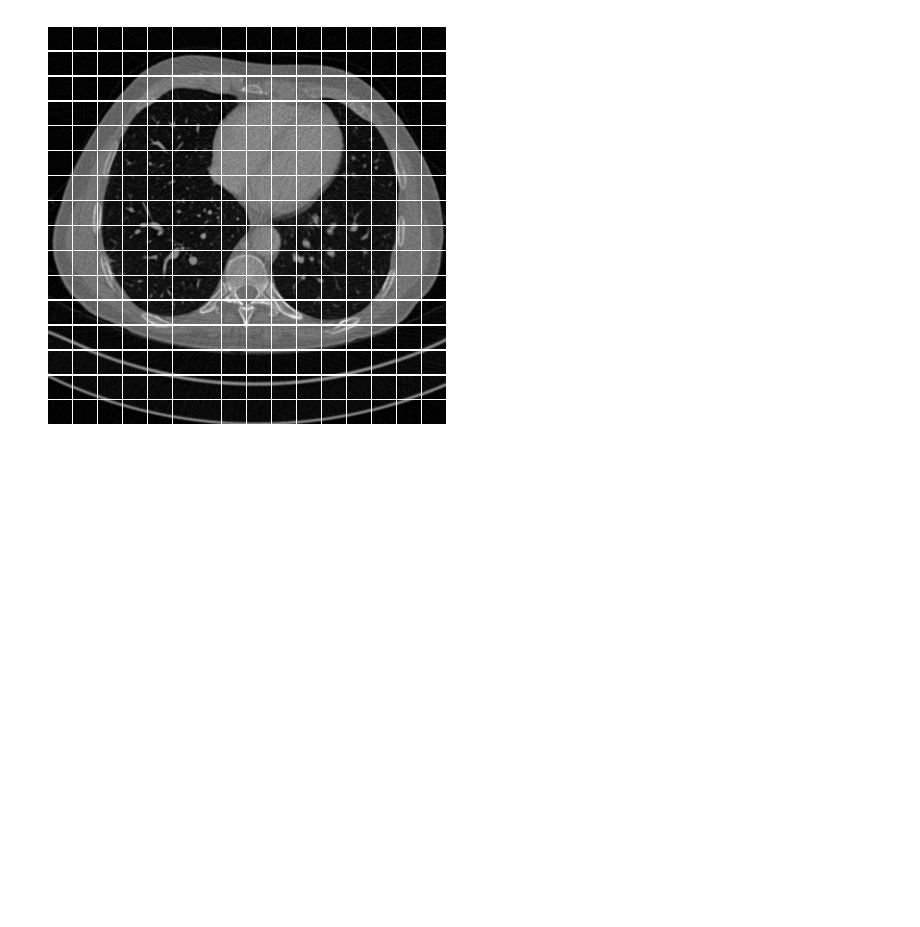
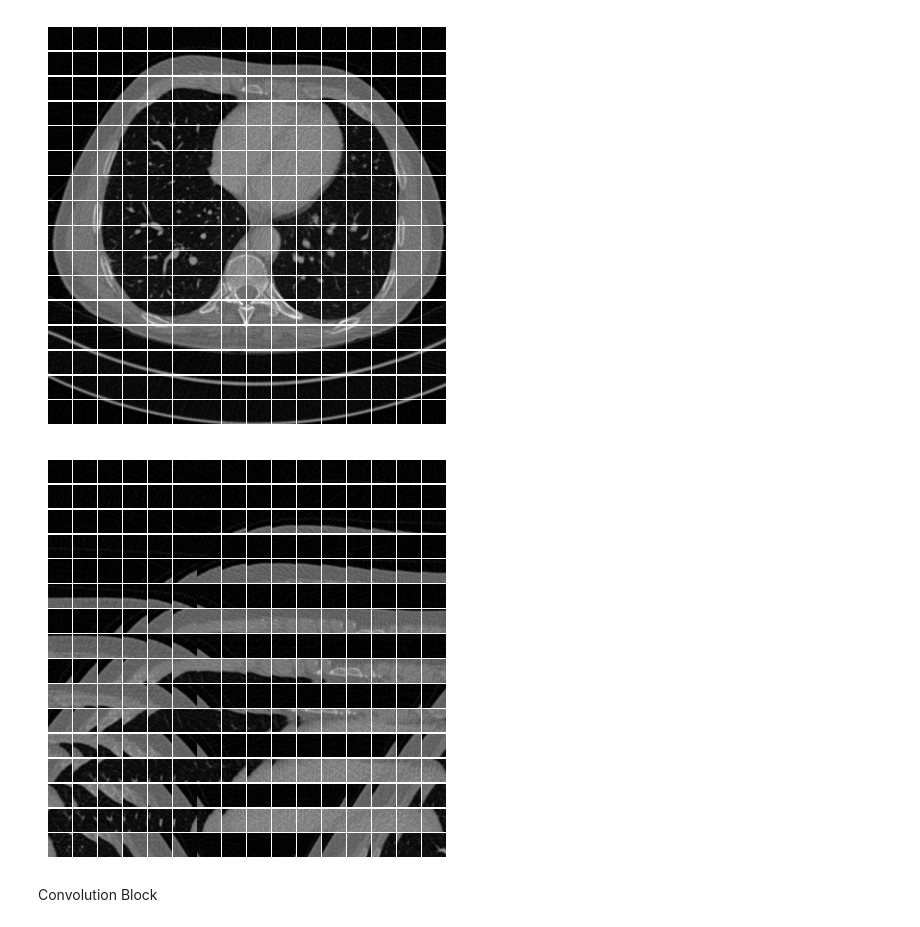
Before and after one commit to rtarun9/image-denoising-experiments, a Jupyter notebook: src/denoising-models/hformer_vit/blocks.ipynb, the cells around one changed output. Saved outputs shown, nothing was run; the diff lists cells and outputs as text; code cells hidden in the pictures; blank space fills up the shorter version.

Commit message:
Hformer block test implementation

```diff
--- a/src/denoising-models/hformer_vit/blocks.ipynb
+++ b/src/denoising-models/hformer_vit/blocks.ipynb
@@ -104,16 +108,22 @@ original image
 # For sake of efficiency, tf.image has functions that will extract patches from images.
 # Creating a custom layer for ease of use when creating the model.
 # https://dzlab.github.io/notebooks/tensorflow/vision/classification/2021/10/01/vision_transformer.html
+
+# Takes as input patch_size, which will be same along width and height
+# As hformer uses overlapping slices to increase number of training samples,
+# set the stride to a values less than patch_size
 class PatchExtractor(tf.keras.layers.Layer):
-    def __init__(self):
+    def __init__(self, patch_size, stride):
         super(PatchExtractor, self).__init__()
+        self.patch_size = patch_size
+        self.stride = stride
 
     def call(self, images):
         batch_size = tf.shape(images)[0]
         patches = tf.image.extract_patches(
             images=images,
-            sizes=[1, 32, 32, 1],
-            strides=[1, 32, 32, 1],
+            sizes=[1, self.patch_size, self.patch_size, 1],
+            strides=[1, self.stride, self.stride, 1],
             rates=[1, 1, 1, 1],
             padding="VALID",
         )
@@ -122,6 +132,6 @@ class PatchExtractor(tf.keras.layers.Layer):
         return patches
 # %%
 batch = tf.expand_dims(x_data[0], axis=0)
-patches = PatchExtractor()(batch)
+patches = PatchExtractor(patch_size=32, stride=32)(batch)
 patches.shape
 # %% [output]
@@ -142,3 +160,27 @@ plt.tight_layout(pad=0.1)
 plt.show()
 # %% [output]
 [figure]
+# %%
+# Visualize patches when overlapping patches are used.
+
+overlapping_patches = PatchExtractor(patch_size=32, stride=16)(batch)
+
+plt.figure(figsize=(4,4))
+
+for i, patch in enumerate(overlapping_patches[0]):
+
+    if i >= 256:
+        break
+
+    plt.subplot(16, 16, i + 1)
+    patch_img = tf.reshape(patch, (32, 32, 1))
+
+    plt.imshow(patch_img.numpy(), cmap='gray', vmin=0, vmax=1)
+    plt.axis('off')
+
+plt.tight_layout(pad=0.1)
+plt.show()
+# %% [output]
+[figure, added]
+# %% [markdown]
+Convolution Block
```
Also changed, not shown: parts of 12 cells of this notebook, 2 other files.
